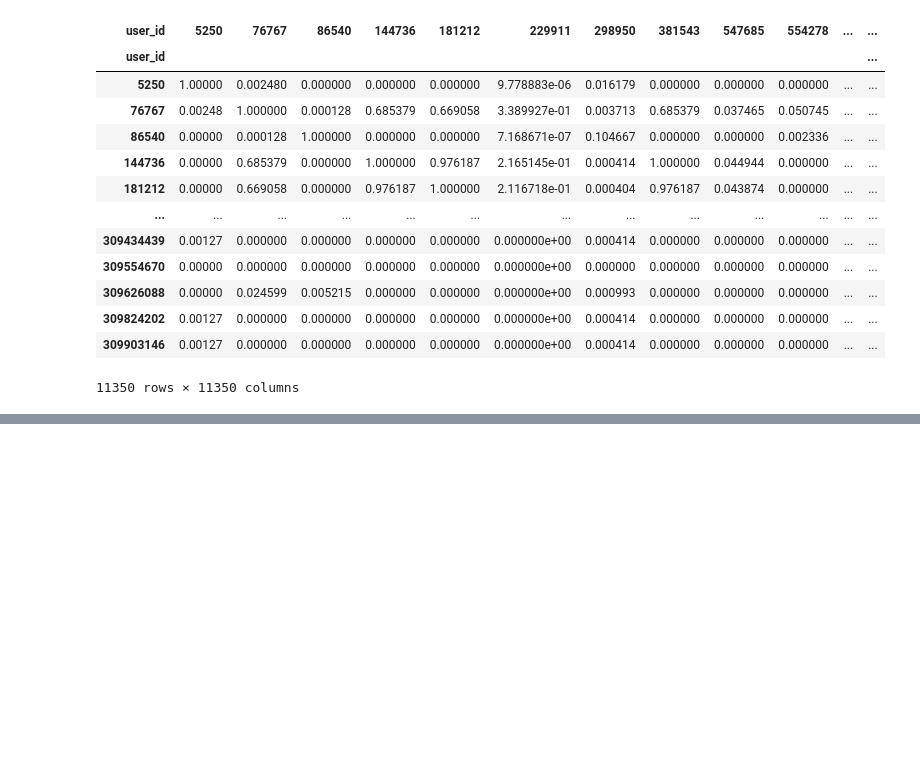
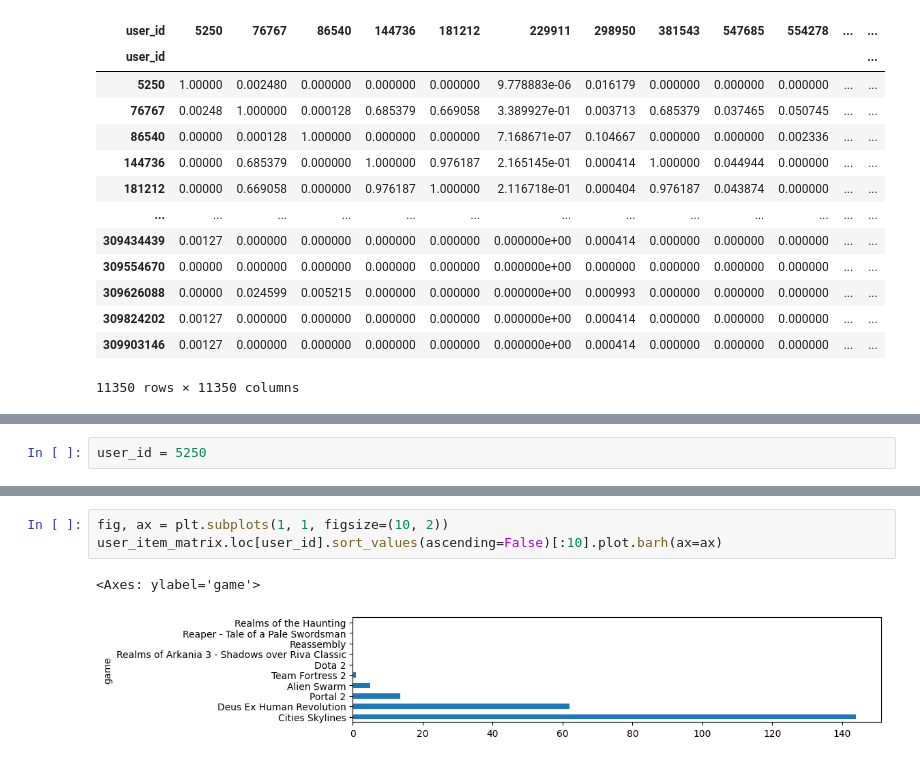
Before and after one commit to manuelmaior29/ds-playground, a Jupyter notebook: ml/general/ml-applications/video-games-recsys/sandbox.ipynb, the cells around one changed output, grey strips where cells are left out. Drawn from its saved outputs; the diff is of its cells as text; blank space fills up the shorter version.

```diff
--- a/ml/general/ml-applications/video-games-recsys/sandbox.ipynb
+++ b/ml/general/ml-applications/video-games-recsys/sandbox.ipynb
@@ -145,0 +148,2 @@ user_similarities_df
+# %%
+user_id = 5250
@@ -145,0 +180,6 @@ user_similarities_df
+# %%
+fig, ax = plt.subplots(1, 1, figsize=(10, 2))
+user_item_matrix.loc[user_id].sort_values(ascending=False)[:10].plot.barh(ax=ax)
+# %% [output]
+<Axes: ylabel='game'>
+[figure, added]
```
Also changed, not shown: parts of 5 cells of this notebook.
